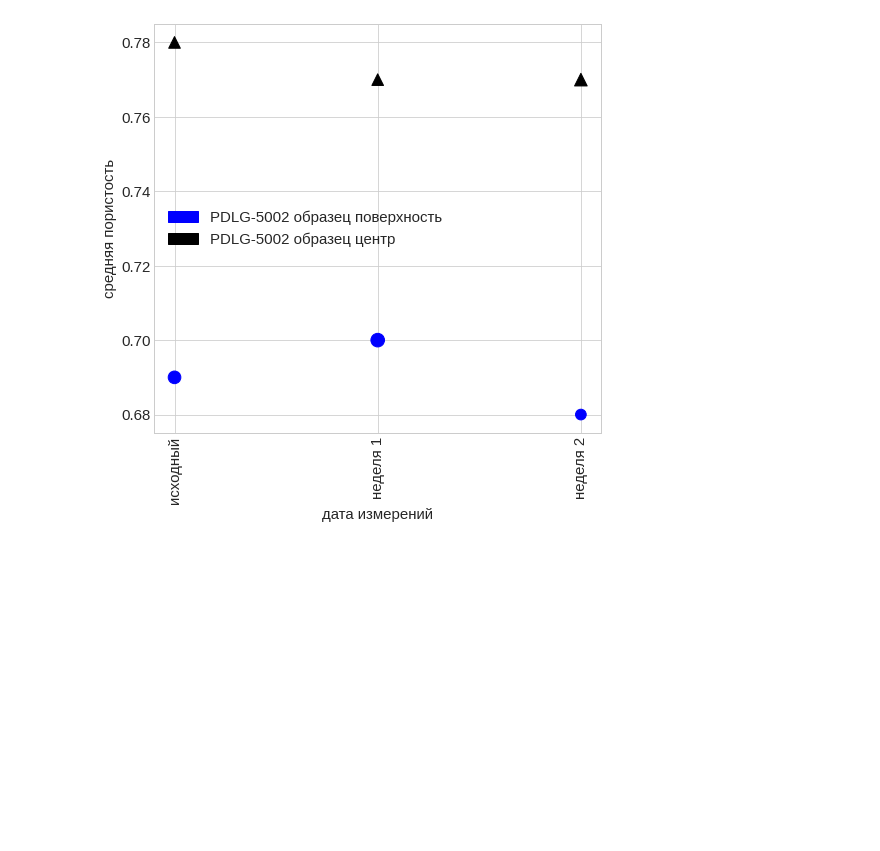
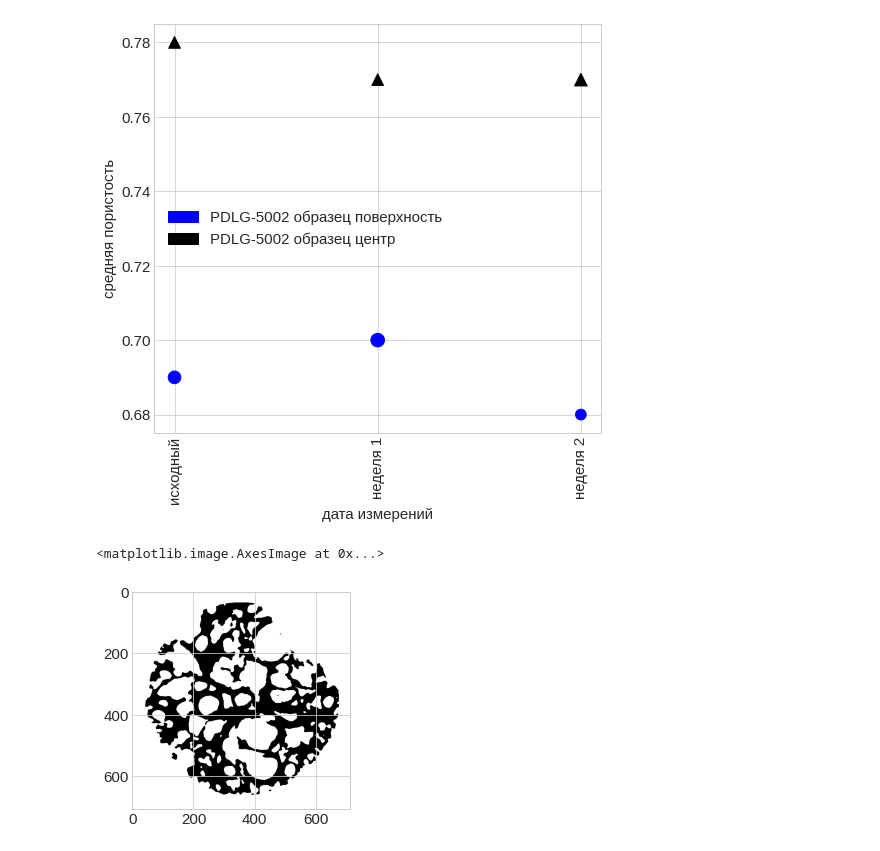
Before and after one commit to ankhafizov/porous_implants, a Jupyter notebook: porosity_summary_plots.ipynb, the cells around one changed output. Saved outputs shown, nothing was run; the diff lists cells and outputs as text; code cells hidden in the pictures; blank space fills up the shorter version.

```diff
--- a/porosity_summary_plots.ipynb
+++ b/porosity_summary_plots.ipynb
@@ -142,0 +146,11 @@ plt.xticks(rotation='vertical')
+# %%
+sample_id= 0
+polimer_type = ["PDL-05", "PDLG-5002"][0]
+paths = file_paths.get_benchtop_setup_paths(polimer_type)
+sample_name = list(paths.keys())[sample_id]
+img3d = ~get_bin_img(sample_name)
+# %%
+plt.imshow(img3d[0])
+# %% [output]
+<matplotlib.image.AxesImage at 0x...>
+[figure, added]
```
Also changed, not shown: parts of 4 cells of this notebook.
